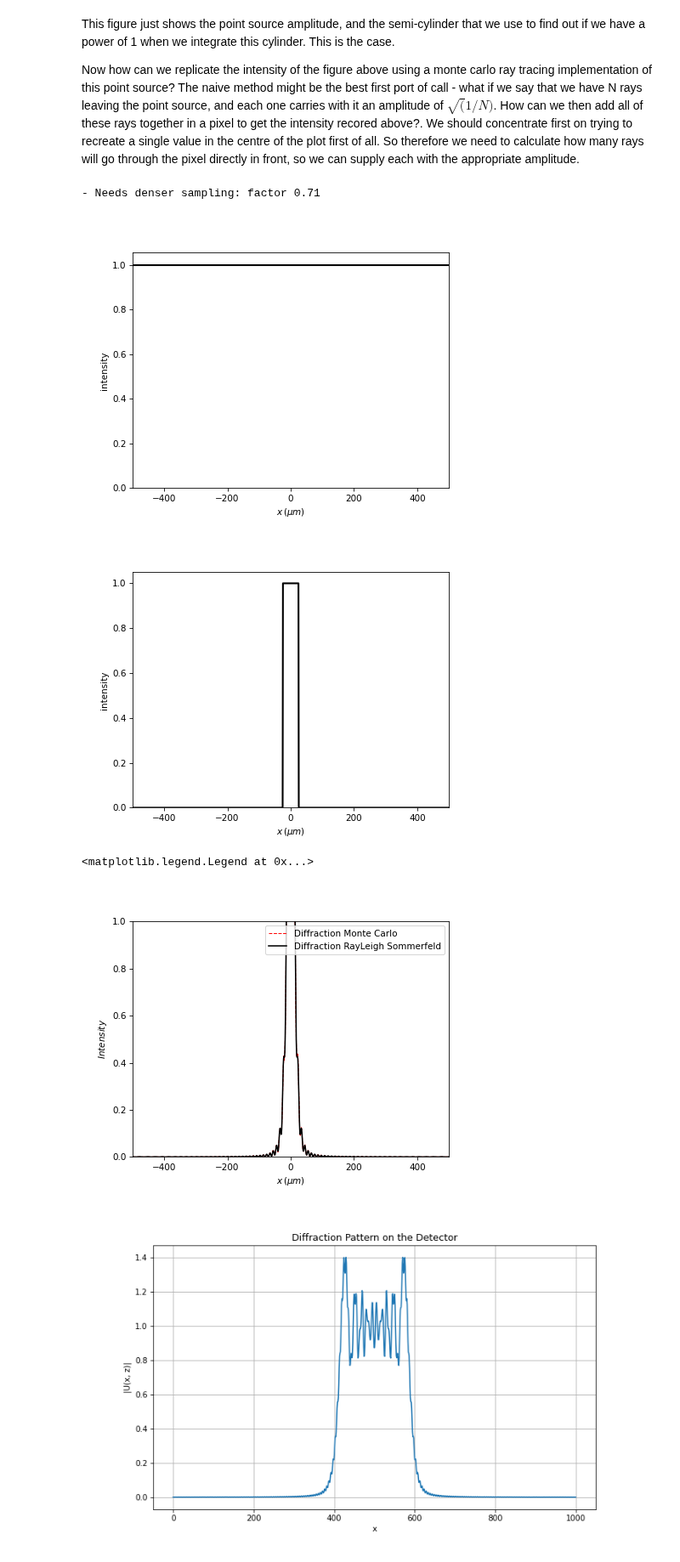
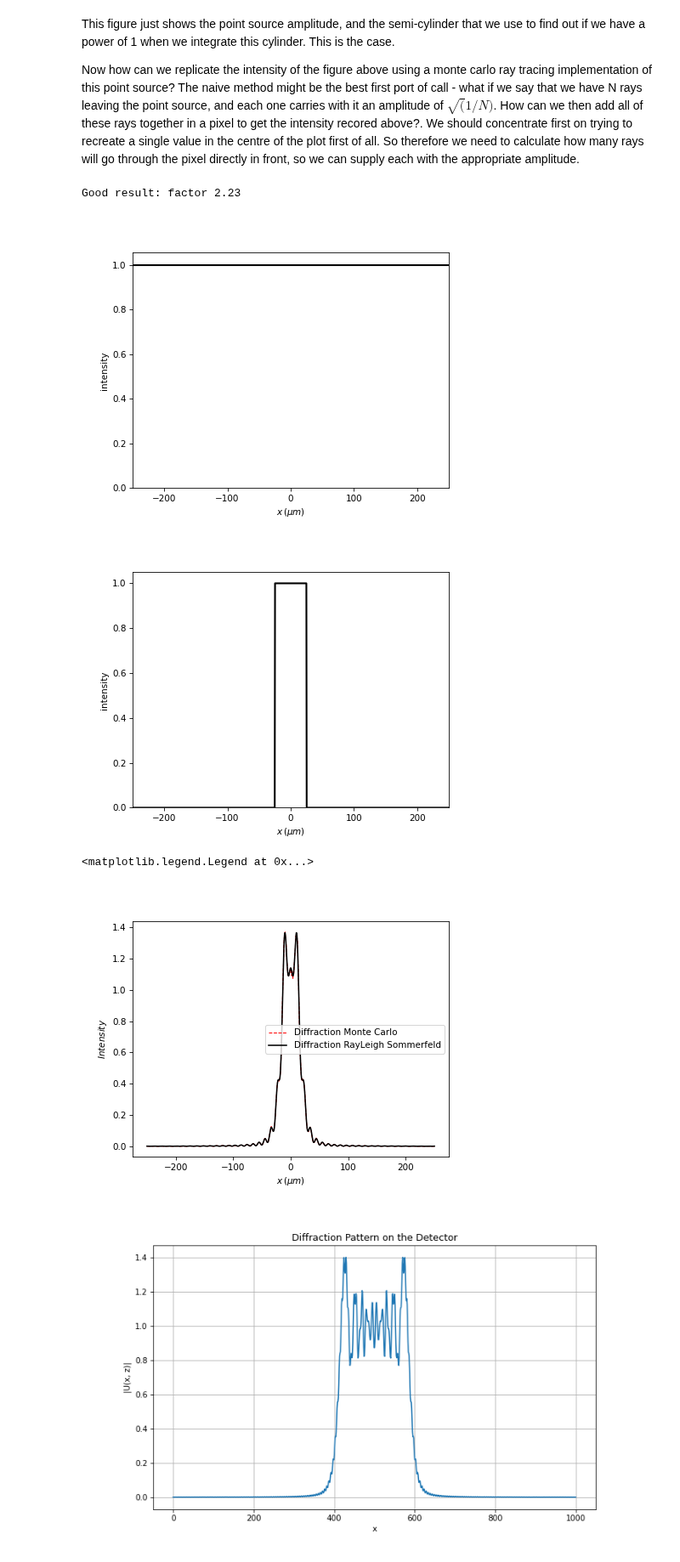
Before and after one commit to DavidLanders95/MonteCarloMS, a Jupyter notebook: simplified_monte_carlo_test.ipynb, the cells around one changed output. Shown at 85% size. Cells and saved outputs as stored; diff of their text form; code cells hidden in the pictures.

```diff
--- a/simplified_monte_carlo_test.ipynb
+++ b/simplified_monte_carlo_test.ipynb
@@ -88,6 +88,7 @@ def monte_carlo_diffraction_cupy_1D(N_total,
     y_det = det_yx.shape[1]
     x_det = det_yx.shape[2]
 
+    pdf = 1 / (source_width_x * source_width_y)
     # Initialize arrays to count the number of rays per pixel
     counts = cp.zeros((y_det, x_det), dtype=cp.int32)
     for start_idx in range(0, N_total, batch_size):
@@ -99,8 +100,8 @@ def monte_carlo_diffraction_cupy_1D(N_total,
         source_y = cp.random.uniform(0., 0., size=current_batch_size)
         source_z = cp.zeros(current_batch_size)
 
-        aperture_mask = (np.abs(source_x) < slit_radius_x).astype(cp.int32)
-        U = (aperture_mask).astype(cp.int32)
+        aperture_mask = (np.abs(source_x) < slit_radius_x)
+        U = (aperture_mask).astype(cp.int32) / pdf
 
         # rand_theta = np.random.uniform(0, np.pi, N_aperture)
         rand_det_idx_x = cp.random.randint(x_det, size=current_batch_size)
@@ -188,7 +189,7 @@ This figure just shows the point source amplitude, and the semi-cylinder that we
 Now how can we replicate the intensity of the figure above using a monte carlo ray tracing implementation of this point source? The naive method might be the best first port of call - what if we say that we have N rays leaving the point source, and each one carries with it an amplitude of $\sqrt(1 / N)$. How can we then add all of these rays together in a pixel to get the intensity recored above?. We should concentrate first on trying to recreate a single value in the centre of the plot first of all. So therefore we need to calculate how many rays will go through the pixel directly in front, so we can supply each with the appropriate amplitude.
 # %%
 aperture_diameter = 50 * um
-detector_width_x = 1000 * um
+detector_width_x = 500 * um
 detector_width_y = 0 * um
 
 num_px_det_x = 1000
@@ -214,9 +215,9 @@ u2 = diffractio_rs_aperture_1D(x0=det_yx_coords[1, 0, :],
                                 aperture_width=aperture_diameter,
                                 draw_inputs=True)
 # %% [output]
-- Needs denser sampling: factor 0.71
+Good result: factor 2.23
 [figure]
-[figure, old version]
+[figure, new version]
 # %%
 num_rays=int(1e9)
 
@@ -252,16 +253,16 @@ final_image = cp.asnumpy(final_image)
 # %%
 fig, ax = plt.subplots()
 
 ax.set_xlabel('$x\,(\mu m)$')
 ax.set_ylabel('$Intensity$')
-ax.set_xlim(left=det_yx_coords[1, 0, 0], right=det_yx_coords[1, 0, -1])
-ax.set_ylim(bottom=0)
+# ax.set_xlim(left=det_yx_coords[1, 0, 0], right=det_yx_coords[1, 0, -1])
+# ax.set_ylim(bottom=0)
 ax.plot(det_yx_coords[1, 0, :], np.abs(final_image[0, :]) ** 2, '--r', label='Diffraction Monte Carlo', linewidth = 1)
 ax.plot(det_yx_coords[1, 0, :], np.abs(u2.u) ** 2 , '-k', label='Diffraction RayLeigh Sommerfeld')
 plt.legend()
 # %% [output]
 <matplotlib.legend.Legend at 0x...>
-[figure, old version]
+[figure, new version]
 # %%
 import numpy as np
 from scipy.special import hankel1
```
Also changed, not shown: parts of 4 cells of this notebook, 1 other file.
